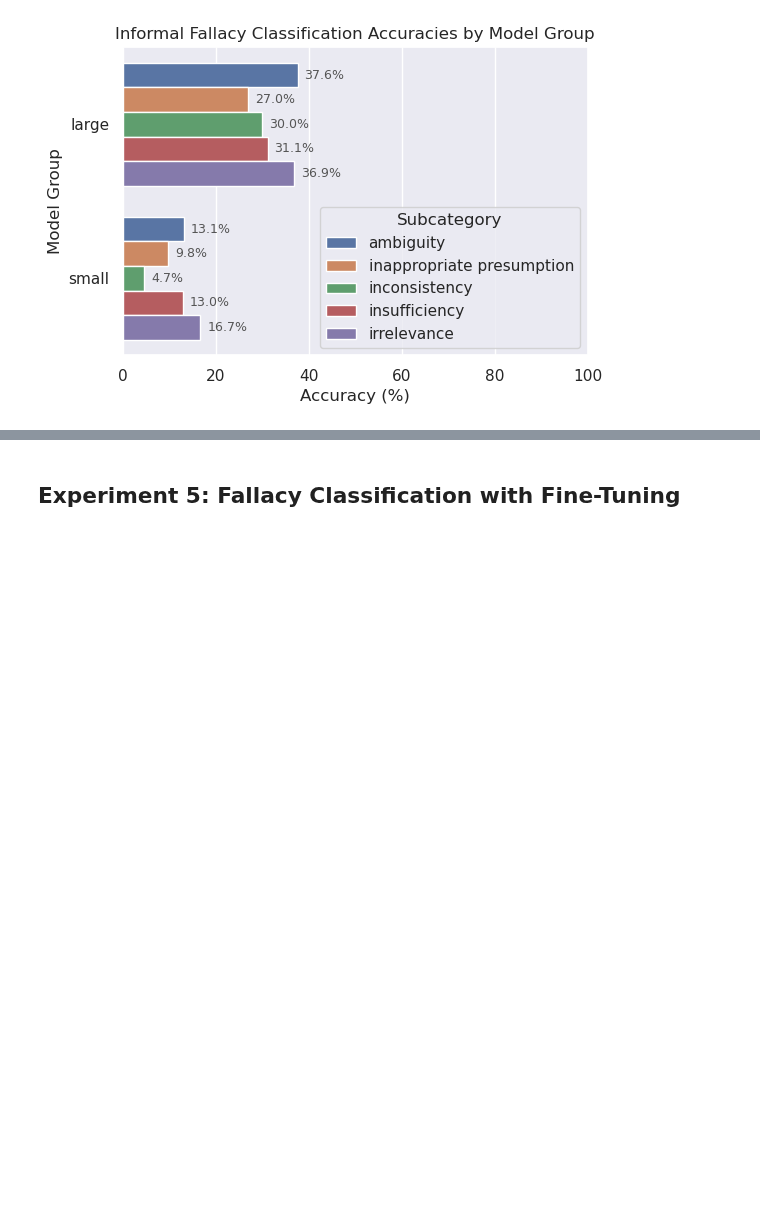
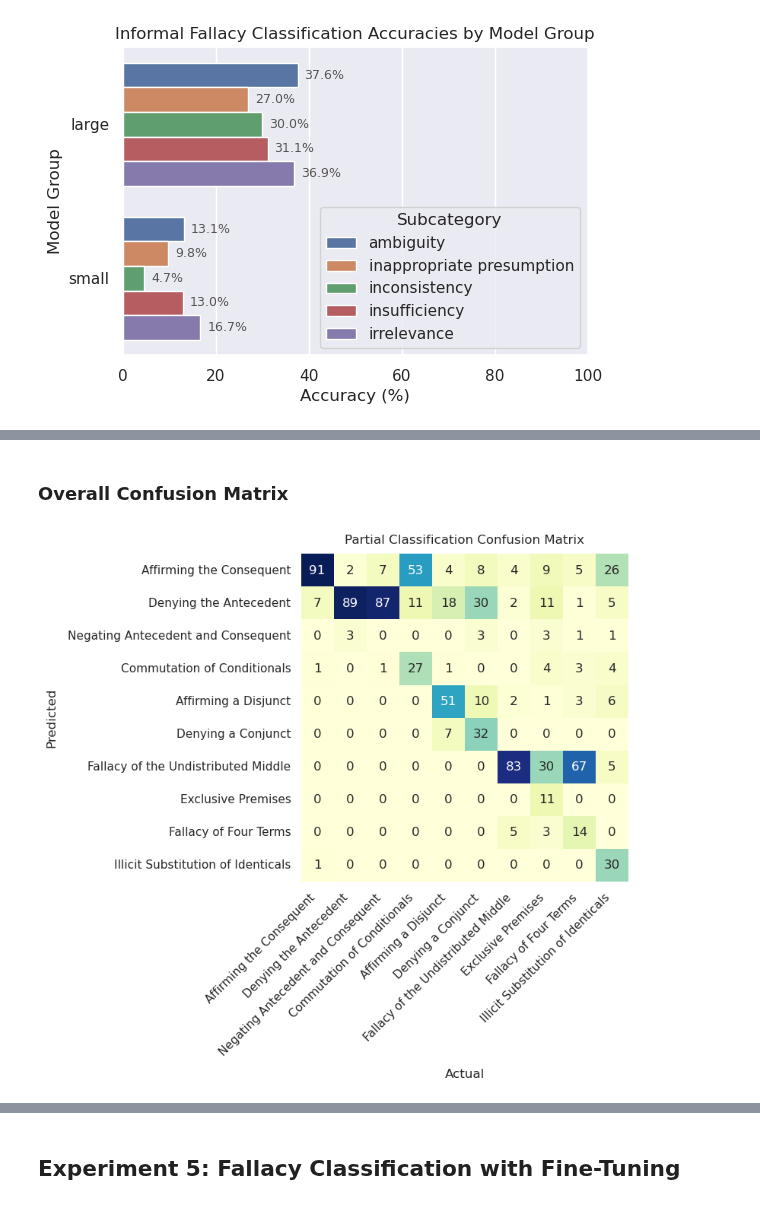
Before and after one commit to aimfeld/fallacy-detection, a Jupyter notebook: fallacy-classification.ipynb, the cells around one changed output, grey strips where cells are left out. Saved outputs shown, nothing was run; the diff lists cells and outputs as text; code cells hidden in the pictures; blank space fills up the shorter version.

```diff
--- a/fallacy-classification.ipynb
+++ b/fallacy-classification.ipynb
@@ -345,0 +292,13 @@ df_mispredictions_small_e4
+# %% [markdown]
+### Overall Confusion Matrix
+# %%
+df_confusion_matrices_e4 = get_confusion_matrices(df_fallacies_e4, 'fallacy')
+df_overall_confusion_matrix_e4 = df_confusion_matrices_e4.groupby(['fallacy'], observed=True).sum()
+# %%
+plot_classification_confusion_matrix(
+    df_overall_confusion_matrix_e4.iloc[:10, :10],
+    title='Partial Classification Confusion Matrix',
+    figsize=(8, 8),
+)
+# %% [output]
+[figure, added]
```
Also changed, not shown: parts of 22 cells of this notebook, 4 other files.
